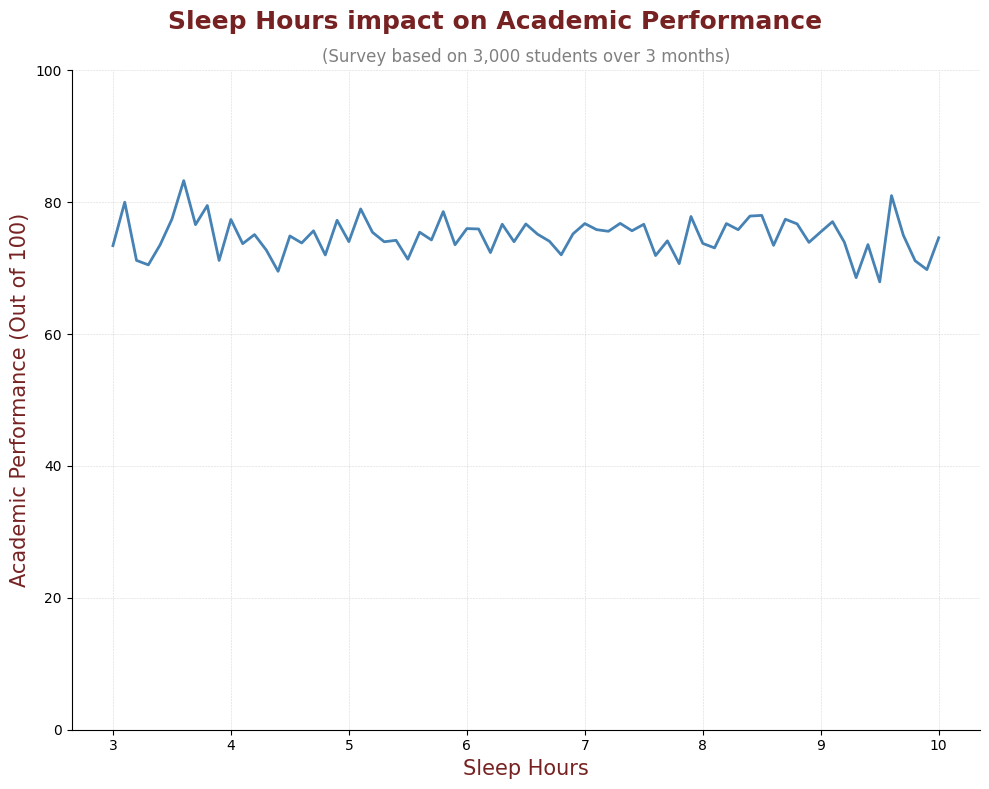
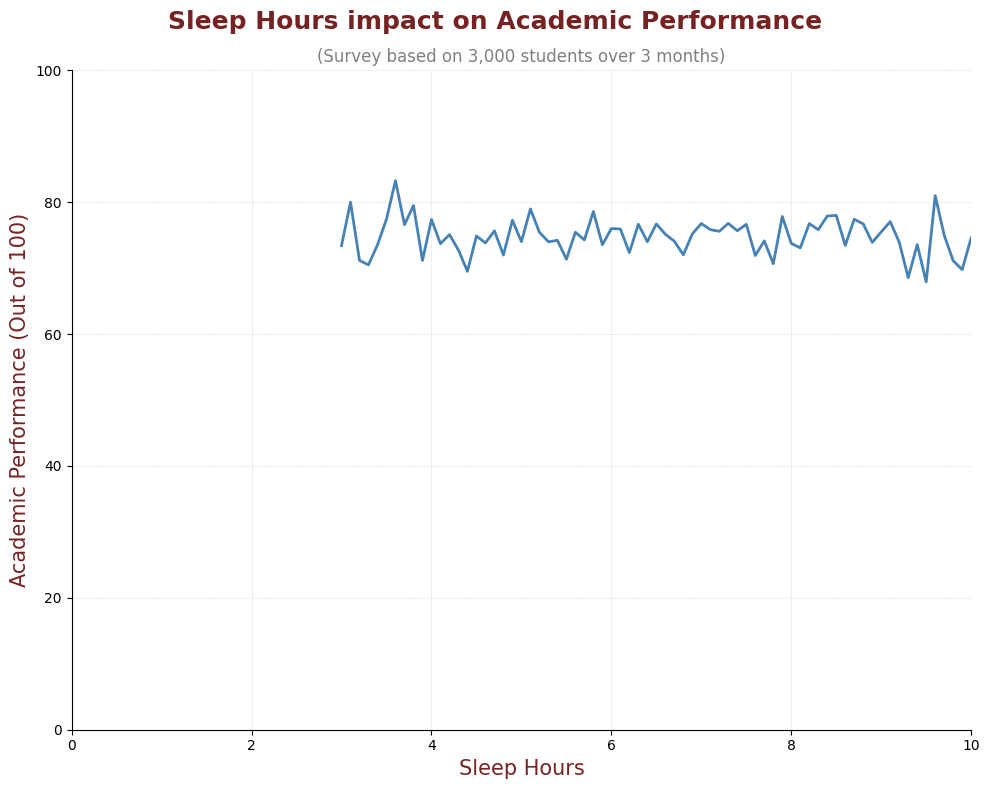
Code edit (unified diff) that turned the first committed figure into the second:
--- before
+++ after
@@ -14,5 +14,5 @@
 ax.set_axisbelow(True)
 
-
+ax.set_xlim(0, 10)
 ax.set_ylim(0, 100)
 

Commit: Updated axes